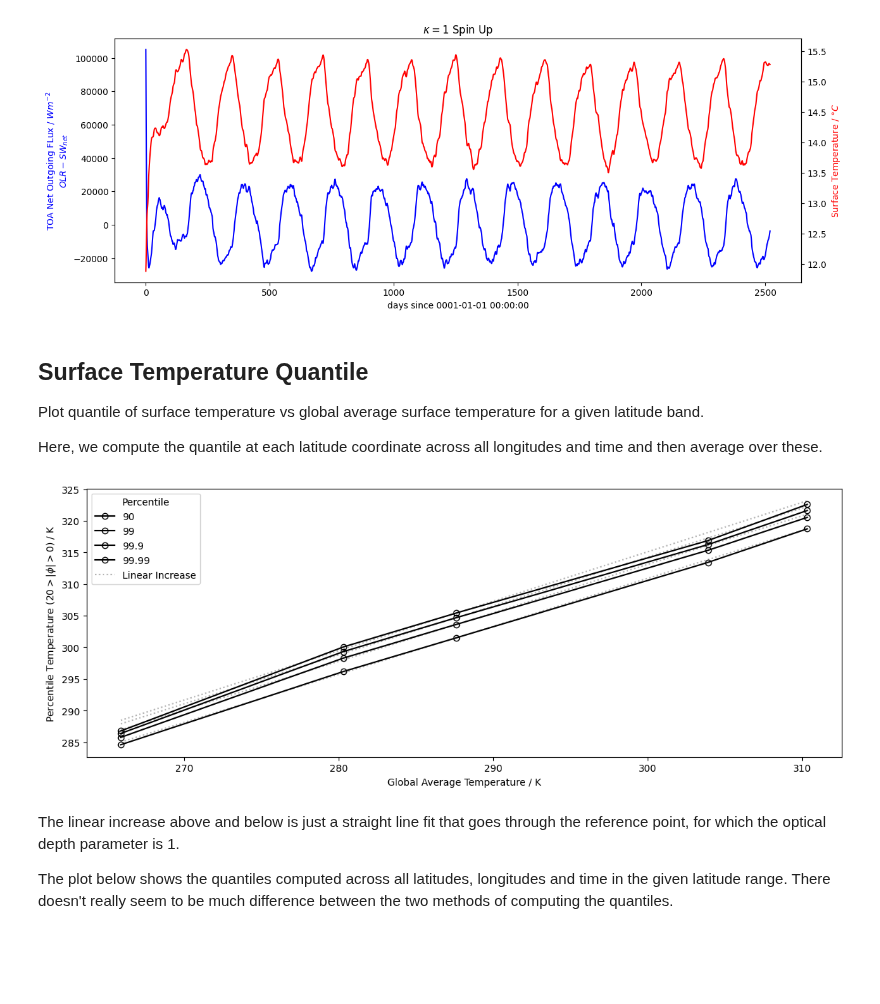
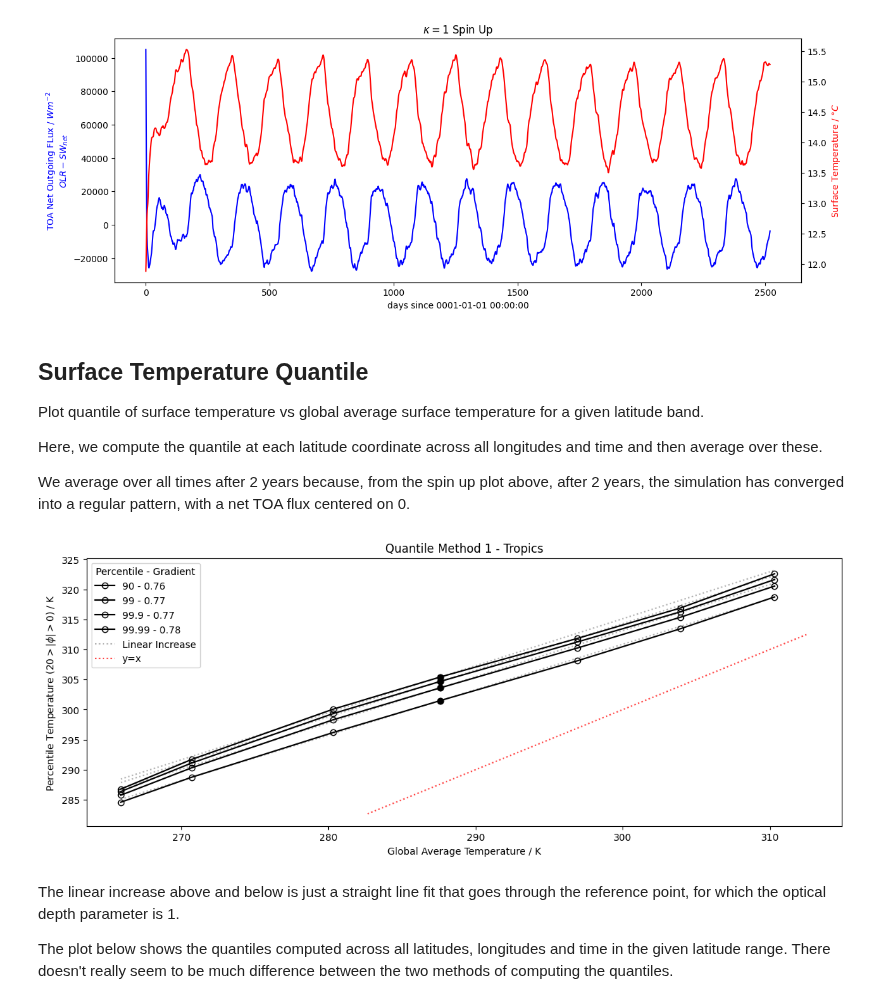
Before and after one commit to jduffield65/Isca, a Jupyter notebook: jobs/tau_sweep/aquaplanet/quantile_notebook.ipynb, the cells around one changed output. Saved outputs shown, nothing was run; the diff lists cells and outputs as text; code cells hidden in the pictures; blank space fills up the shorter version.

```diff
--- a/jobs/tau_sweep/aquaplanet/quantile_notebook.ipynb
+++ b/jobs/tau_sweep/aquaplanet/quantile_notebook.ipynb
@@ -48,6 +49,8 @@ plt.title('$\kappa = 1$ Spin Up');
 Plot quantile of surface temperature vs global average surface temperature for a given latitude band.
 
 Here, we compute the quantile at each latitude coordinate across all longitudes and time and then average over these.
+
+We average over all times after 2 years because, from the spin up plot above, after 2 years, the simulation has converged into a regular pattern, with a net TOA flux centered on 0.
 # %%
 # Compute Global Average Surface Temperature
 # Use all data after 2 years, as clearly converged from the above spin up plot
@@ -71,28 +74,46 @@ for i in range(n_exp):
         temp_quant[i, j, :] = data_use.quantile(quantiles[j]/100, dim='lon_time').to_numpy()
 # %%
 # Only consider a given latitude range
-lat_min = 0
-lat_max = 20
+region = 'Tropics'      # Tropics or Extratropics
+if region.lower() == 'tropics':
+    lat_min = 0
+    lat_max = 20
+elif region.lower() == 'extratropics':
+    lat_min = 30
+    lat_max = 60
+else:
+    raise ValueError('Not valid region')
 lat_use = np.where(np.logical_and(np.abs(latitudes)<lat_max, np.abs(latitudes)>=lat_min))[0]
+
+# Don't think it is appropriate to use weights because the percentiles at different locations correspond to different days
+# Weighting makes sense for global average temperature but not for this I don't think
 temp_quant_use = np.average(temp_quant[:, :, lat_use], axis=2, weights = weights[lat_use])
+# temp_quant_use = np.average(temp_quant[:, :, lat_use], axis=2, weights = weights[lat_use])
 # %%
 tau_lw_ref = 1
 tau_ref_ind = np.where(np.asarray(tau_lw)==tau_lw_ref)[0][0]
 fig, ax = plt.subplots(1,1, figsize=(14, 5))
 for j in range(n_quantiles):
-    ax.plot(temp_av, temp_quant_use[:, j], marker='o', label=quantiles[j], color='k', fillstyle='none')
     fit_func = lambda x, m: temp_quant_use[tau_ref_ind, j] + m*(x-temp_av[tau_ref_ind])         # Straight line through the ref point
     param = scipy.optimize.curve_fit(fit_func,temp_av, temp_quant_use[:, j])[0]
+    ax.plot(temp_av, temp_quant_use[:, j], marker='o', label='{} - {:.2f}'.format(quantiles[j], param[0]),
+            color='k', fillstyle='none')
+    # Filled circle for reference simulation
+    ax.plot(temp_av[tau_ref_ind], temp_quant_use[tau_ref_ind, j], marker='o', color='k', fillstyle='full')
     if j==n_quantiles-1:
         label = 'Linear Increase'
     else:
         label = None
     ax.plot(temp_av, fit_func(temp_av, param), linestyle=':', color='k', alpha=0.3, label=label)
-ax.legend(title='Percentile')
+
+# # now plot y=x so can see how the rate compares to the increase of the mean
+ax.plot([ax.get_ylim()[0], ax.get_xlim()[1]], [ax.get_ylim()[0], ax.get_xlim()[1]], 'r:', alpha=0.75, zorder=0,label='y=x')
+ax.legend(title='Percentile - Gradient')
 ax.set_xlabel('Global Average Temperature / K')
-ax.set_ylabel(f'Percentile Temperature (${lat_max}>|\phi| > {lat_min}$) / K');
+ax.set_ylabel(f'Percentile Temperature (${lat_max}>|\phi| > {lat_min}$) / K')
+ax.set_title(f'Quantile Method 1 - {region}');
 # %% [output]
-[figure, old version]
+[figure, new version]
 # %% [markdown]
 The linear increase above and below is just a straight line fit that goes through the reference point, for which the optical depth parameter is 1.
 
```
Also changed, not shown: parts of 9 cells of this notebook, 13 other files.
